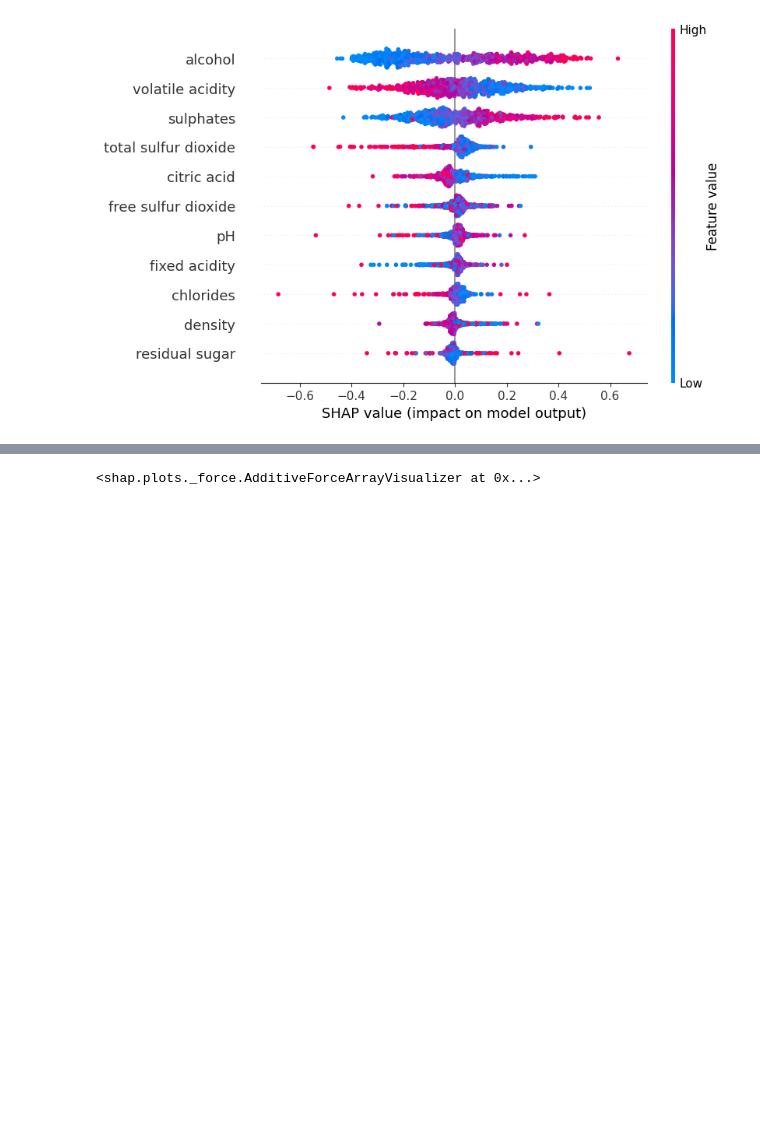
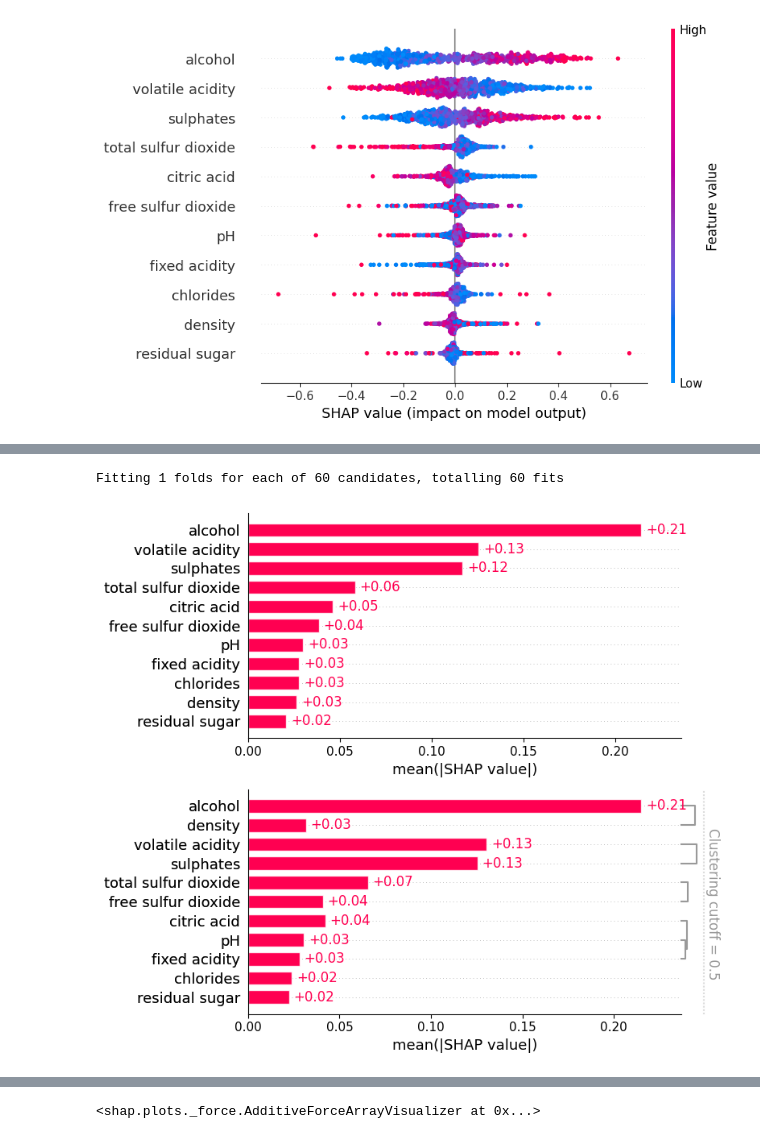
Before and after one commit to MarcoMungaiCoppolino/Data-Science-Portfolio, a Jupyter notebook: GameTheory_For_Explainable_ML/notebooks/01-second-logical-notebook copy.ipynb, the cells around one changed output, grey strips where cells are left out. Cells and saved outputs as stored; diff of their text form; code cells hidden in the pictures; blank space fills up the shorter version.

```diff
--- a/GameTheory_For_Explainable_ML/notebooks/01-second-logical-notebook copy.ipynb
+++ b/GameTheory_For_Explainable_ML/notebooks/01-second-logical-notebook copy.ipynb
@@ -398,3 +403,47 @@ shap.plots.scatter(shap_explanation_Perm[:, 'alcohol'], color=shap_explanation_P
+# %%
+n_features = X.shape[1]
+
+C_list = [2 ** i for i in range(-2, 3)]
+gamma_list = [1 / (i * n_features) for i in np.arange(0.5, 1.75, 0.5)]
+ker_list = ['rbf', 'poly', 'sigmoid', 'linear']
+
+hparameters = {
+    'svc__kernel': ker_list,
+    'svc__C': C_list,
+    'svc__gamma': gamma_list
+}
+
+pipe = Pipeline([
+    ('scaler', StandardScaler()),
+    ('svc', SVC(class_weight='balanced', probability=True))
+])
+
+svm_gs = GridSearchCV(pipe,
+                      param_grid=hparameters,
+                      scoring='f1_weighted',
+                      return_train_score=True,
+                      cv=zip([ind_train], [ind_val]), verbose=True)
+
+svm_gs.fit(X_redwine.values, red_wine['quality'].values)
+
+best_model = svm_gs.best_estimator_.fit(X_redwine.iloc[ind_train, :].values, y.iloc[ind_train].values)
+svm_model = best_model.named_steps['svc']
+# %% [output]
+Fitting 1 folds for each of 60 candidates, totalling 60 fits
+# %%
+masker = shap.maskers.Partition(X_train, clustering=clustering)
+explainer2 = shap.PartitionExplainer(svm_model.predict, masker, feature_names=X_train.columns)
+shap_values2 = explainer2(X_test)
+# %%
+fig = plt.figure(figsize=(6,12))
+ax0 = fig.add_subplot(211)
+shap.plots.bar(shap_explanation_Perm, max_display=11, show=False)
+ax1 = fig.add_subplot(212)
+shap.plots.bar(shap_values2, max_display=11, show=False, clustering_cutoff=0.5)
+plt.tight_layout()
+plt.show()
+# %% [output]
+[figure, added]
 # %%
 shap.plots.heatmap(shap_explanation_Perm)
 # %% [output]
```
Also changed, not shown: parts of 13 cells of this notebook, 1 other file.
